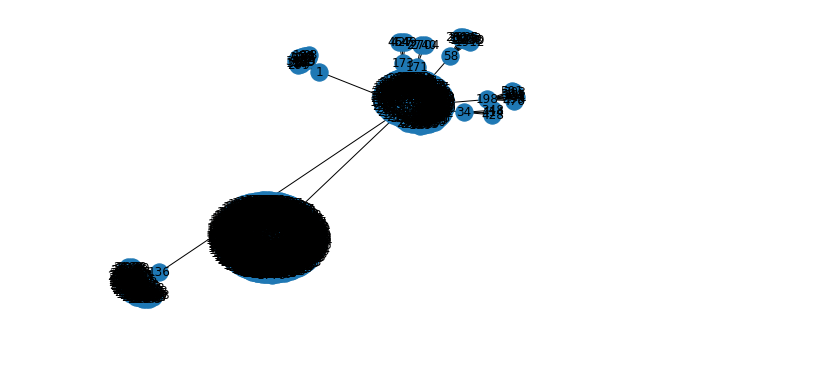
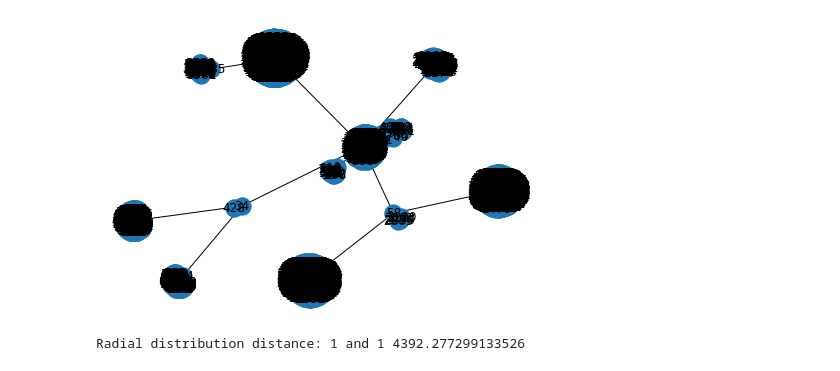
Before and after one commit to cultlead3r/similaritymms, a Jupyter notebook: MMS_Dullah.ipynb, the cells around one changed output. Cells and saved outputs as stored; diff of their text form; code cells hidden in the pictures.

```diff
--- a/MMS_Dullah.ipynb
+++ b/MMS_Dullah.ipynb
@@ -245,35 +245,43 @@ def paths_to_graph(givenPaths):
     fir = int
     sec = int
     for path in givenPaths:
         count = 0
         for num in givenPaths[path]:
             if(count == 0):
                 sec = num
             if (count > 0):
                 fir = sec
                 sec = num
                 adjList.append((fir, sec))
             count+=1
 
     adjList = list(dict.fromkeys(adjList))
 
     g = nx.Graph()
 
     g.add_edges_from(adjList)
 
     return g
 ##This is using the real world network
 ##realworld_distance_compare(real_network, 1, 0, 20)
 
 
 ##This is to display a subgraph from the realNetwork given a target node and radius
-SubGraph = paths_to_graph(nx.single_source_shortest_path(real_network, str(1), 3))
+SubGraph = paths_to_graph(nx.single_source_shortest_path(real_network, str(1), 4))
 nx.draw(SubGraph, with_labels=True)
 
 ##Takes Subgrah and Gets Similarity distance between two given nodes given a radius
 #realworld_distance_compare(SubGraph, 53, 73, 3)
 # %% [output]
-[figure, old version]
+[figure, new version]
+# %%
+realworld_distance_compare2(SubGraph, real_network, str(1) , str(1), 3) #Testing local degree mesure vs global degree mesure
+#realworld_distance_compare(SubGraph, 987, 911, 3) # Tsting 2 whiskers on same dandilion
+#realworld_distance_compare(SubGraph, 315, 236, 3) # Testing 2 whiskers on same broomstick
+#realworld_distance_compare(SubGraph, 133, 476, 3) # Testing 2 whiskers on diffrent broomsitcks that are on the same dandilion
+#realworld_distance_compare(SubGraph, 319, 1841, 3) # Testing 2 whiskers on diffrent dandilions
+# %% [output]
+Radial distribution distance: 1 and 1 4392.277299133526
 # %%
 testNodes = [107, 0, 136, 1, 58, 198, 34, 173, 171]
 
```
Also changed, not shown: parts of 3 cells of this notebook.
